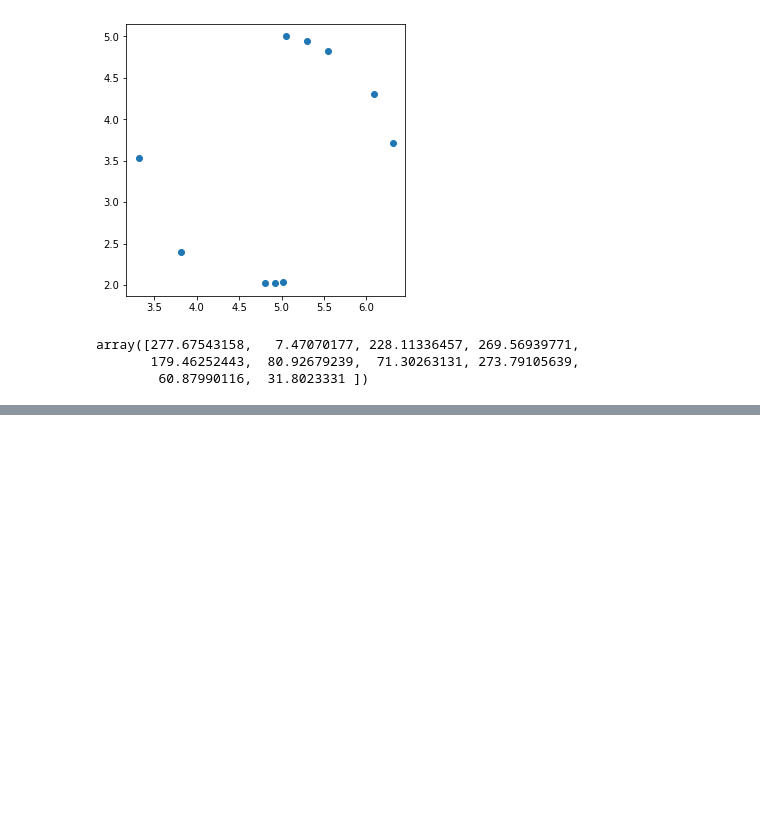
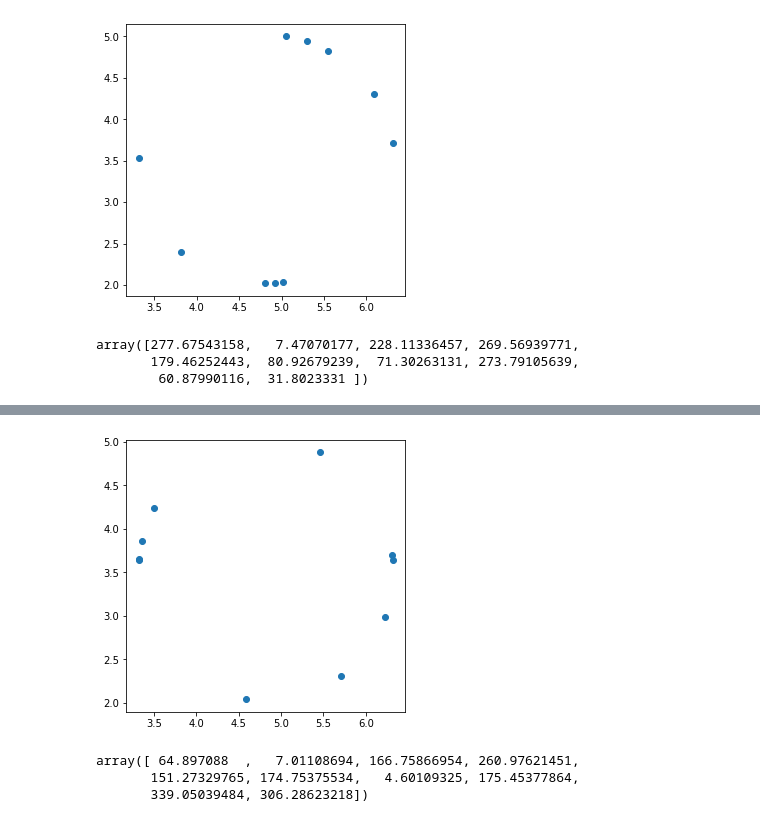
Before and after one commit to RobertoAlessandri/CNN_DOA, a Jupyter notebook: dataset_generation.ipynb, the cells around one changed output, grey strips where cells are left out. Drawn from its saved outputs; the diff is of its cells as text; code cells hidden in the pictures; blank space fills up the shorter version.

```diff
--- a/dataset_generation.ipynb
+++ b/dataset_generation.ipynb
@@ -238,0 +256,23 @@ for i in np.arange(0, sourcesNum):
+# %%
+np.random.seed(11)
+randomThetas = np.random.rand(subdivs) * 2 * math.pi
+
+x = np.zeros([subdivs, 1])
+y = np.zeros([subdivs, 1])
+for i in np.arange(0,subdivs):
+  x[i] = radius * math.cos(randomThetas[i]) + mic_center[0]
+  y[i] = radius * math.sin(randomThetas[i]) + mic_center[1]
+
+
+plt.figure(figsize=(5,5))
+plt.scatter(x, y)
+plt.show()
+# %% [output]
+[figure, added]
+# %%
+trainDOAs = randomThetas * 180 / np.pi
+trainDOAs
+# %% [output]
+array([ 64.897088  ,   7.01108694, 166.75866954, 260.97621451,
+       151.27329765, 174.75375534,   4.60109325, 175.45377864,
+       339.05039484, 306.28623218])
```
Also changed, not shown: parts of 9 cells of this notebook.
